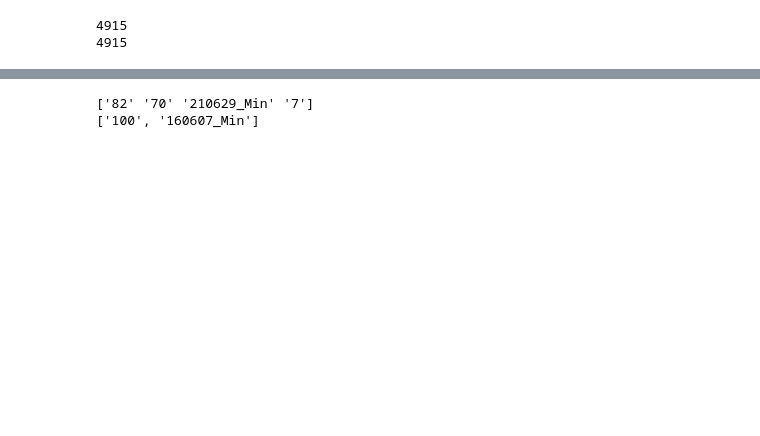
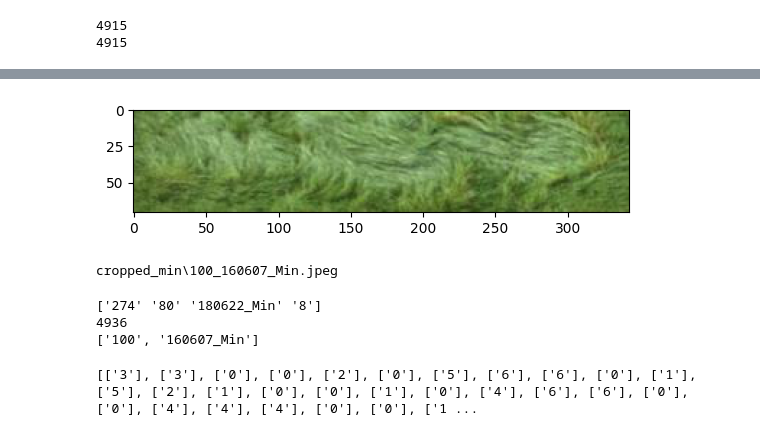
Before and after one commit to SpilmesterMurtin/Deep-Learning-Project---Determine-Lodging-Scores-Using-Convolutional-Neural-Neetwork, a Jupyter notebook: LoadAndMatch.ipynb, the cells around one changed output, grey strips where cells are left out. Drawn from its saved outputs; the diff is of its cells as text; code cells hidden in the pictures; blank space fills up the shorter version.

Commit message:
Added file to test the loading of image and score.

```diff
--- a/LoadAndMatch.ipynb
+++ b/LoadAndMatch.ipynb
@@ -34,16 +34,24 @@ cropped_min\264_180523_Min.jpeg
+# %%
+# show the first image and print the name
+plt.imshow(img_list[0])
+plt.show()
+print(names[0])
+# %% [output]
+[figure, added]
+cropped_min\100_160607_Min.jpeg
 # %%
 date_ = False
 bin_size = 10
 n_bins = int(np.floor(100/bin_size))
 labels = svm_general.load_labels(bin_size, date_)
 print(labels[0])
+print(len(labels))
 
 #convert names into [flight_folder, ROI]
 names_labels = lrne.it_name_extract_labels_from_img_jpeg(names)
 print(names_labels[0])
-
-#match labels with feature names
-features_load = svm_general.match_pic_label_to_names_new(features_load, labels, names, date_)
+lodging_score = [[] for _ in range(4915)]
 # %% [output]
-['82' '70' '210629_Min' '7']
+['274' '80' '180622_Min' '8']
+4936
 ['100', '160607_Min']
@@ -49,0 +61,4 @@ features_load = svm_general.match_pic_label_to_names_new(features_load, labels,
+# %%
+print(lodging_score)
+# %% [output]
+[['3'], ['3'], ['0'], ['0'], ['2'], ['0'], ['5'], ['6'], ['6'], ['0'], ['1'], ['5'], ['2'], ['1'], ['0'], ['0'], ['1'], ['0'], ['4'], ['6'], ['6'], ['0'], ['0'], ['4'], ['4'], ['4'], ['0'], ['0'], ['1 ...
```
Also changed, not shown: parts of 2 cells of this notebook.
